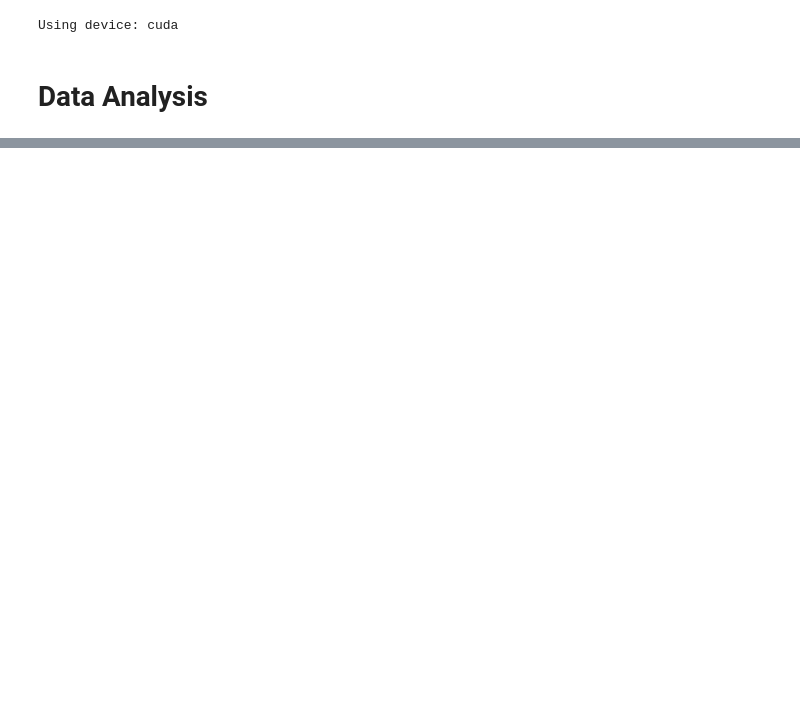
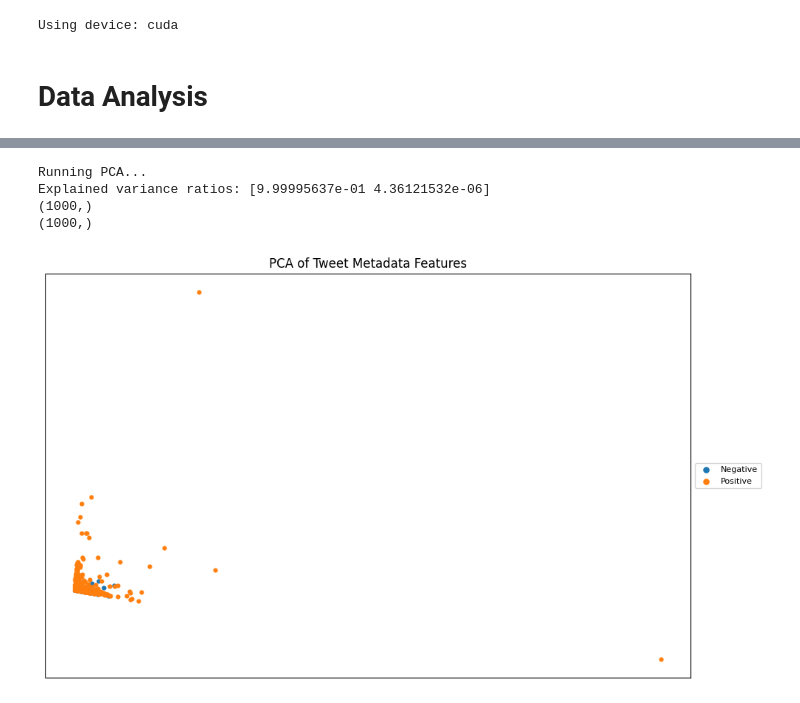
Before and after one commit to matu1003/DLTweets, a Jupyter notebook: withmeta.ipynb, the cells around one changed output, grey strips where cells are left out. Saved outputs shown, nothing was run; the diff lists cells and outputs as text; code cells hidden in the pictures; blank space fills up the shorter version.

```diff
--- a/withmeta.ipynb
+++ b/withmeta.ipynb
@@ -220,0 +326,50 @@ ValueError: Grouper for 'log_retweets' not 1-dimensional
+# %%
+from sklearn.decomposition import PCA
+
+def plot_PCA(X, y, title="PCA plot", class_names=None):
+    selected_idx = []
+    num_classes = len(np.unique(y_train))
+    num_per_class = 500  # Number of samples to select per class
+    title = "PCA of Tweet Metadata Features"
+    class_names = ['Negative', 'Positive']
+
+    # On bosse en NumPy pour éviter les problèmes d'index
+    X_np = X if isinstance(X, np.ndarray) else X.to_numpy()
+    y_np = y if isinstance(y, np.ndarray) else y.to_numpy()
+
+    for cls in range(num_classes):
+        idx = np.where(y_np == cls)[0][:num_per_class]
+        selected_idx.extend(idx)
+
+    X_sub = X_np[selected_idx]
+    y_sub = y_np[selected_idx]
+
+    print("Running PCA...")
+    pca = PCA(n_components=2)
+    X_pca = pca.fit_transform(X_sub)
+
+    print("Explained variance ratios:", pca.explained_variance_ratio_)
+
+    # Plot
+    plt.figure(figsize=(10, 6))
+    for cls in range(num_classes):
+        idx = (y_sub == cls)
+        print(idx.shape)
+        plt.scatter(X_pca[idx, 0],
+                    X_pca[idx, 1],
+                    s=12,
+                    label=class_names[cls])
+
+    plt.title(title)
+    plt.xticks([])
+    plt.yticks([])
+    plt.legend(markerscale=1.5, fontsize=8, loc='center left', bbox_to_anchor=(1, 0.5))
+    plt.tight_layout()
+    plt.show()
+plot_PCA(features_train.drop(columns=['full_text']), y_train)
+# %% [output]
+Running PCA...
+Explained variance ratios: [9.99995637e-01 4.36121532e-06]
+(1000,)
+(1000,)
+[figure, added]
```
Also changed, not shown: parts of 32 cells of this notebook, 4 other files.
